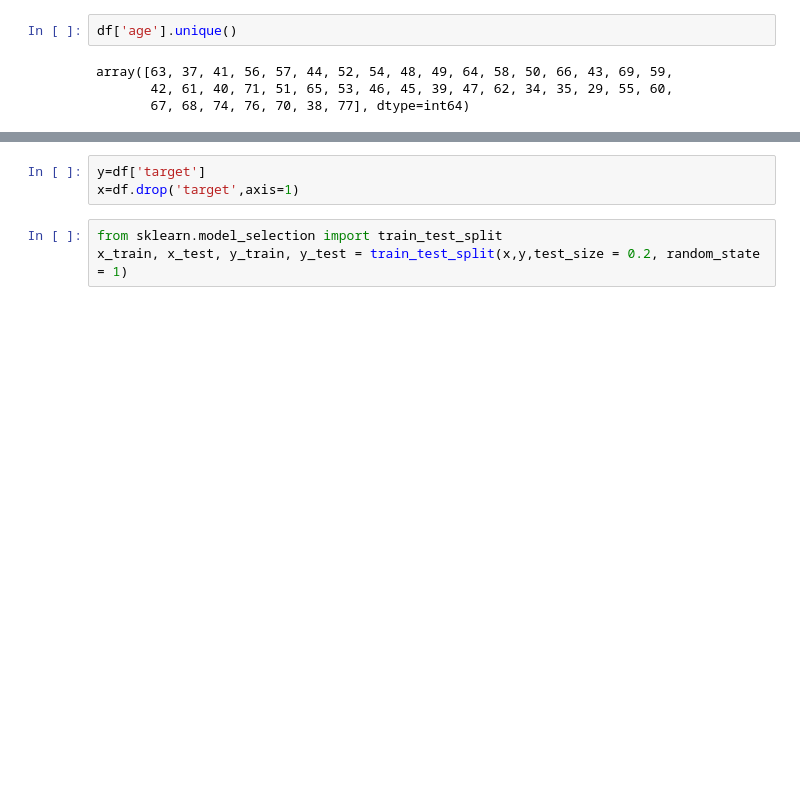
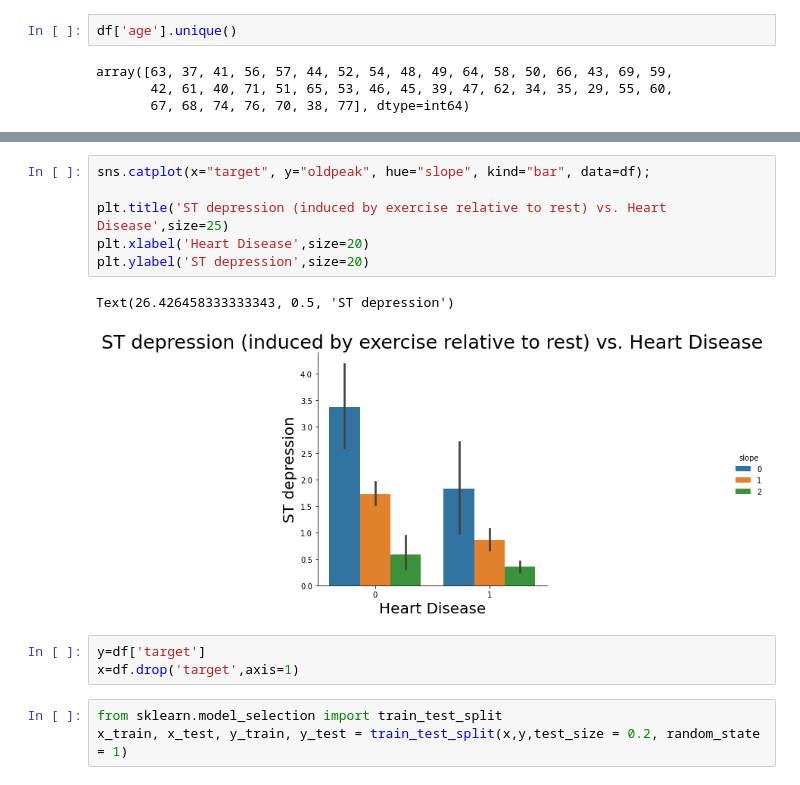
Before and after one commit to Aman20btrcd001/AML, a Jupyter notebook: heart_disease.ipynb, the cells around one changed output, grey strips where cells are left out. Drawn from its saved outputs; the diff is of its cells as text; blank space fills up the shorter version.

```diff
--- a/heart_disease.ipynb
+++ b/heart_disease.ipynb
@@ -78,3 +97,12 @@ df.describe()
+# %%
+sns.catplot(x="target", y="oldpeak", hue="slope", kind="bar", data=df);
+
+plt.title('ST depression (induced by exercise relative to rest) vs. Heart Disease',size=25)
+plt.xlabel('Heart Disease',size=20)
+plt.ylabel('ST depression',size=20)
+# %% [output]
+Text(26.426458333333343, 0.5, 'ST depression')
+[figure, added]
 # %%
 y=df['target']
 x=df.drop('target',axis=1)
```
Also changed, not shown: parts of 12 cells of this notebook.
